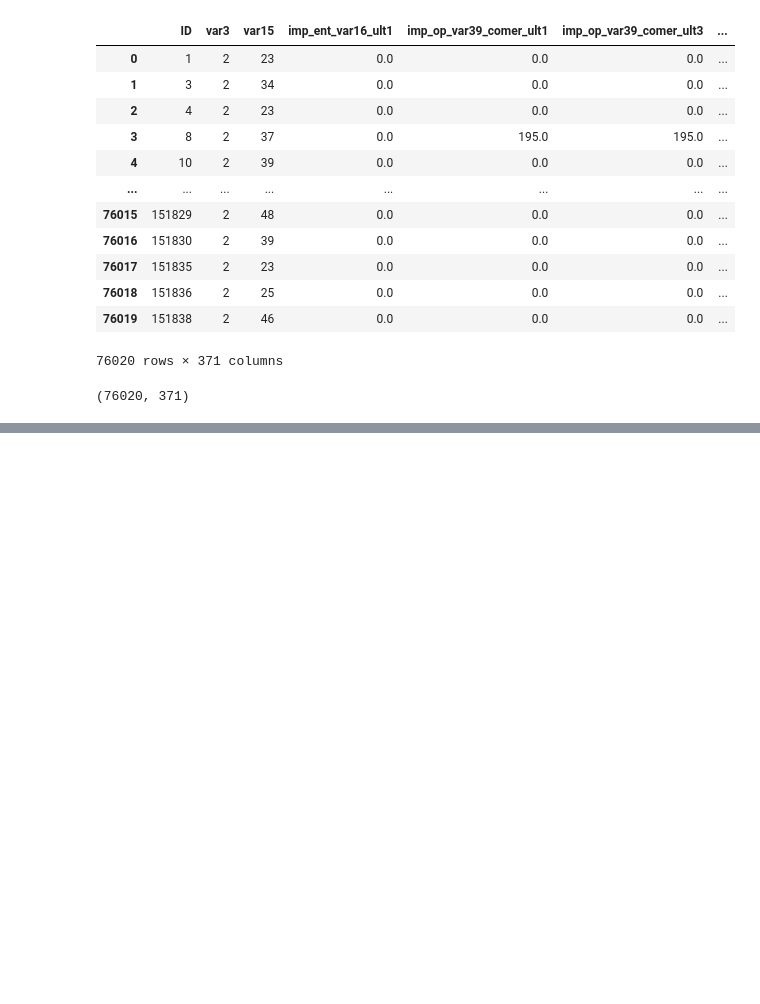
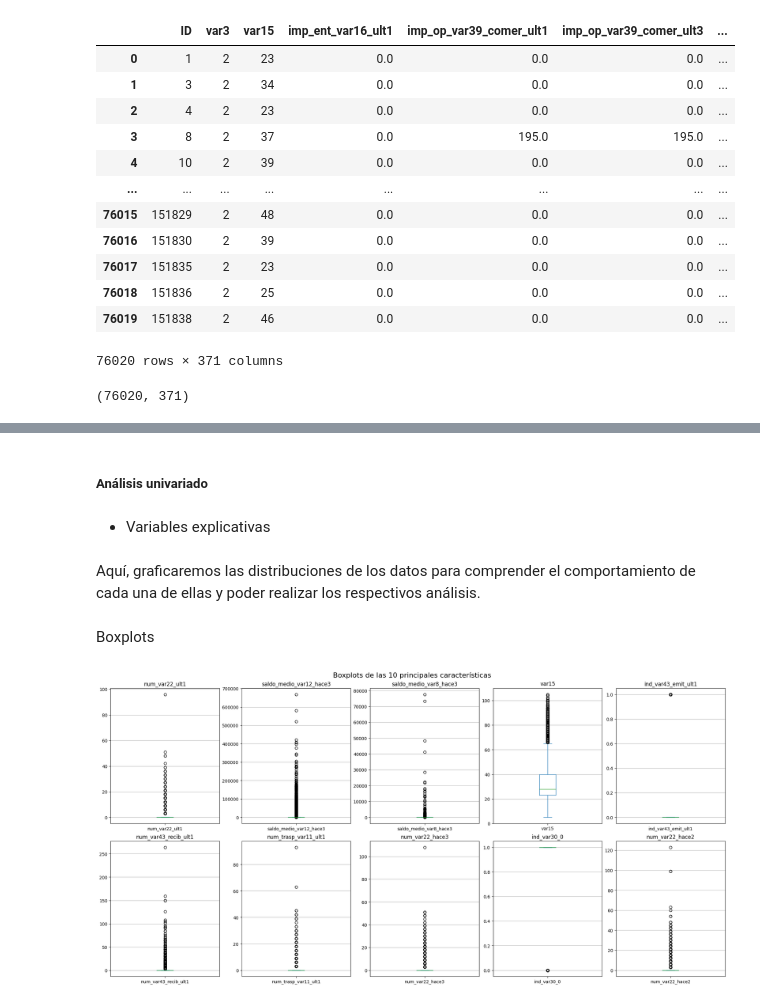
Before and after one commit to valecabrera21/Parcial3_MachineLearning, a Jupyter notebook: _sources/EDA-PUNTO1.ipynb, the cells around one changed output, grey strips where cells are left out. Cells and saved outputs as stored; diff of their text form; code cells hidden in the pictures; blank space fills up the shorter version.

```diff
--- a/_sources/EDA-PUNTO1.ipynb
+++ b/_sources/EDA-PUNTO1.ipynb
@@ -38,0 +252,5 @@ El conjunto de datos **Satisfacción de Clientes** contiene **76,020 observacion
+# %%
+variablespca = contribucion.index.tolist()
+variables = variablespca
+datatrainexp = datatrain[variables]
+datatrainexp
@@ -38,0 +271,23 @@ El conjunto de datos **Satisfacción de Clientes** contiene **76,020 observacion
+# %% [markdown]
+##### Análisis univariado
+# %% [markdown]
+* Variables explicativas
+# %% [markdown]
+Aquí, graficaremos las distribuciones de los datos para comprender el comportamiento de cada una de ellas y poder realizar los respectivos análisis.
+# %%
+best10 = variables[:10]
+best10= datatrainexp[best10]
+# %% [markdown]
+ Boxplots
+# %%
+fig, axes = plt.subplots(2, 5, figsize=(20, 10), constrained_layout=True)
+
+for ax, variable in zip(axes.flat, best10):
+    best10[variable].plot(kind='box', ax=ax, vert=True)
+    ax.set_title(variable)
+    ax.grid(axis='y')
+
+plt.suptitle("Boxplots de las 10 principales características", fontsize=16)
+plt.show()
+# %% [output]
+[figure, added]
```
Also changed, not shown: parts of 36 cells of this notebook, 7 other files.
